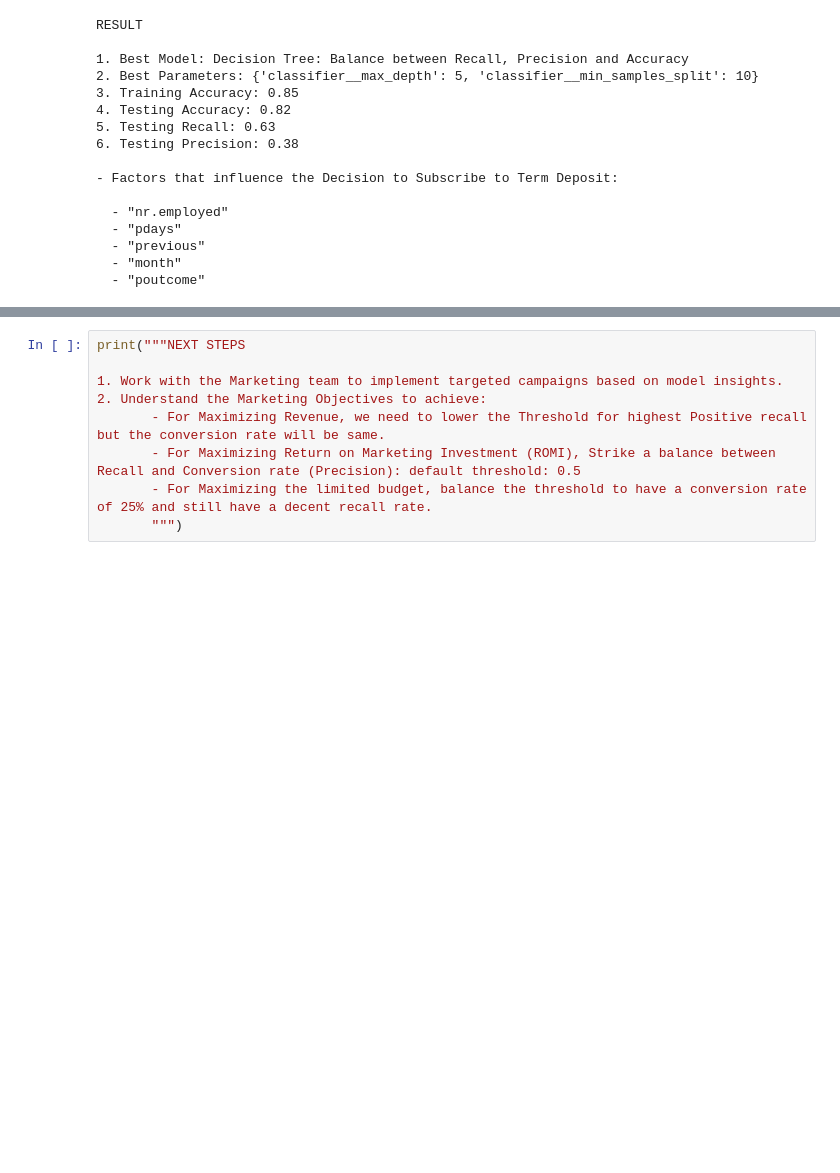
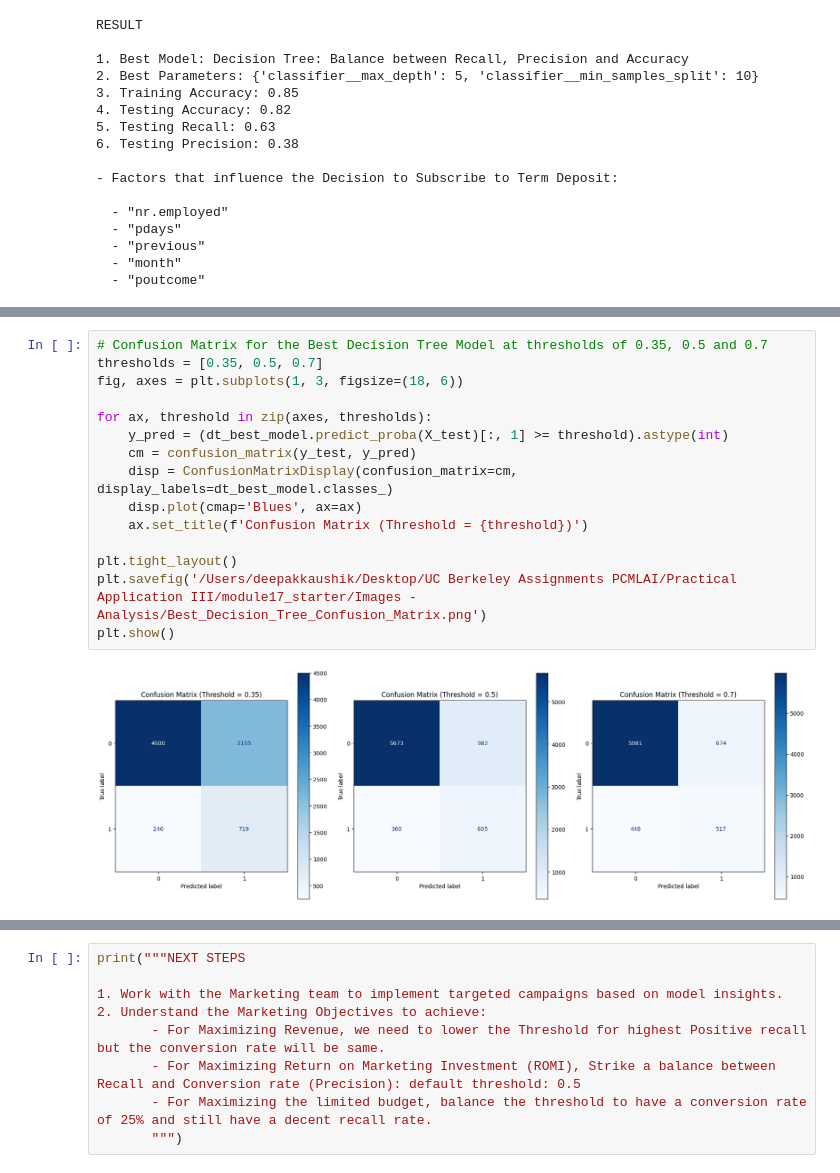
Before and after one commit to deepakkaushik72/PAA_III_Module_17_-Marketing_campaign, a Jupyter notebook: prompt_III.ipynb, the cells around one changed output, grey strips where cells are left out. Saved outputs shown, nothing was run; the diff lists cells and outputs as text; blank space fills up the shorter version.

```diff
--- a/prompt_III.ipynb
+++ b/prompt_III.ipynb
@@ -1020,6 +1052,23 @@ plt.savefig('/Users/deepakkaushik/Desktop/UC Berkeley Assignments PCMLAI/Practic
 plt.show()
 # %% [output]
 [figure]
+# %%
+# Confusion Matrix for the Best Decision Tree Model at thresholds of 0.35, 0.5 and 0.7
+thresholds = [0.35, 0.5, 0.7]
+fig, axes = plt.subplots(1, 3, figsize=(18, 6))
+
+for ax, threshold in zip(axes, thresholds):
+    y_pred = (dt_best_model.predict_proba(X_test)[:, 1] >= threshold).astype(int)
+    cm = confusion_matrix(y_test, y_pred)
+    disp = ConfusionMatrixDisplay(confusion_matrix=cm, display_labels=dt_best_model.classes_)
+    disp.plot(cmap='Blues', ax=ax)
+    ax.set_title(f'Confusion Matrix (Threshold = {threshold})')
+
+plt.tight_layout()
+plt.savefig('/Users/deepakkaushik/Desktop/UC Berkeley Assignments PCMLAI/Practical Application III/module17_starter/Images - Analysis/Best_Decision_Tree_Confusion_Matrix.png')
+plt.show()
+# %% [output]
+[figure, added]
 # %%
 # PLOT THE AUC-ROC CURVE
 from sklearn.metrics import roc_curve, auc
```
Also changed, not shown: parts of 16 cells of this notebook.
